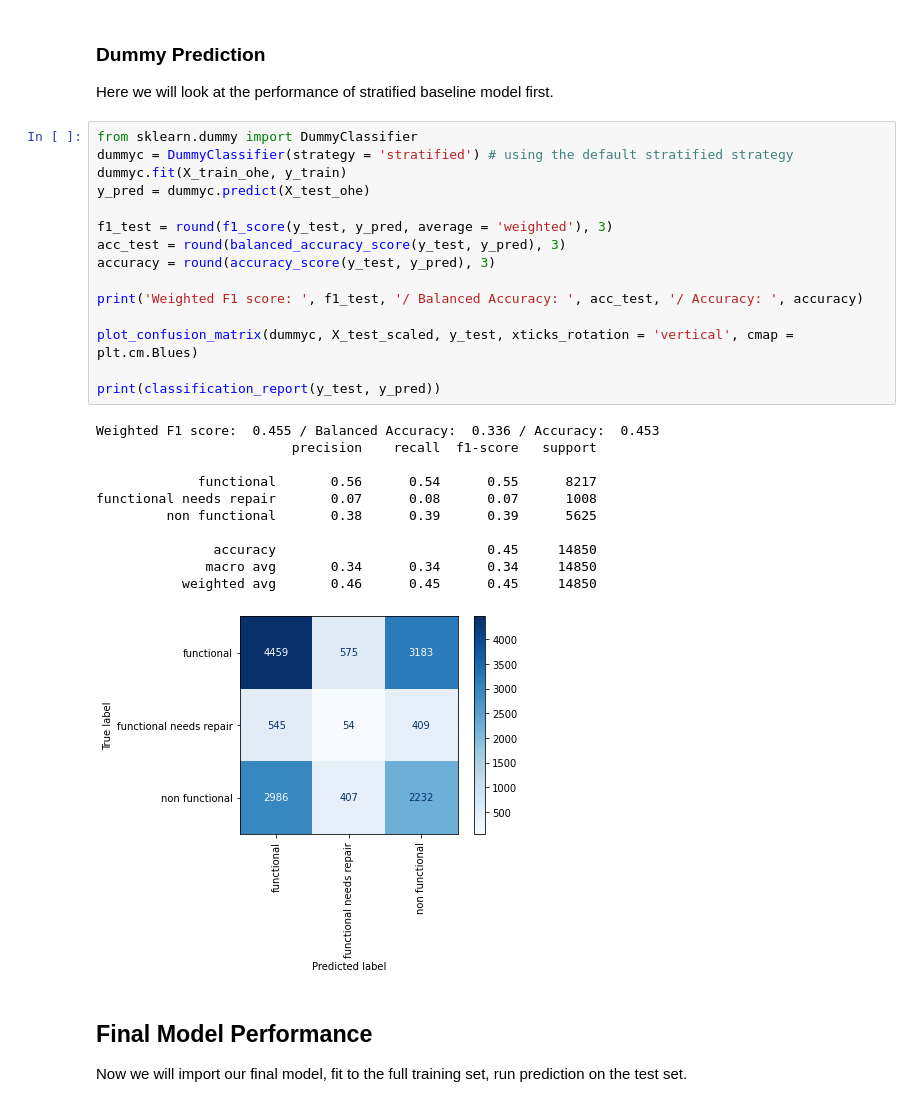
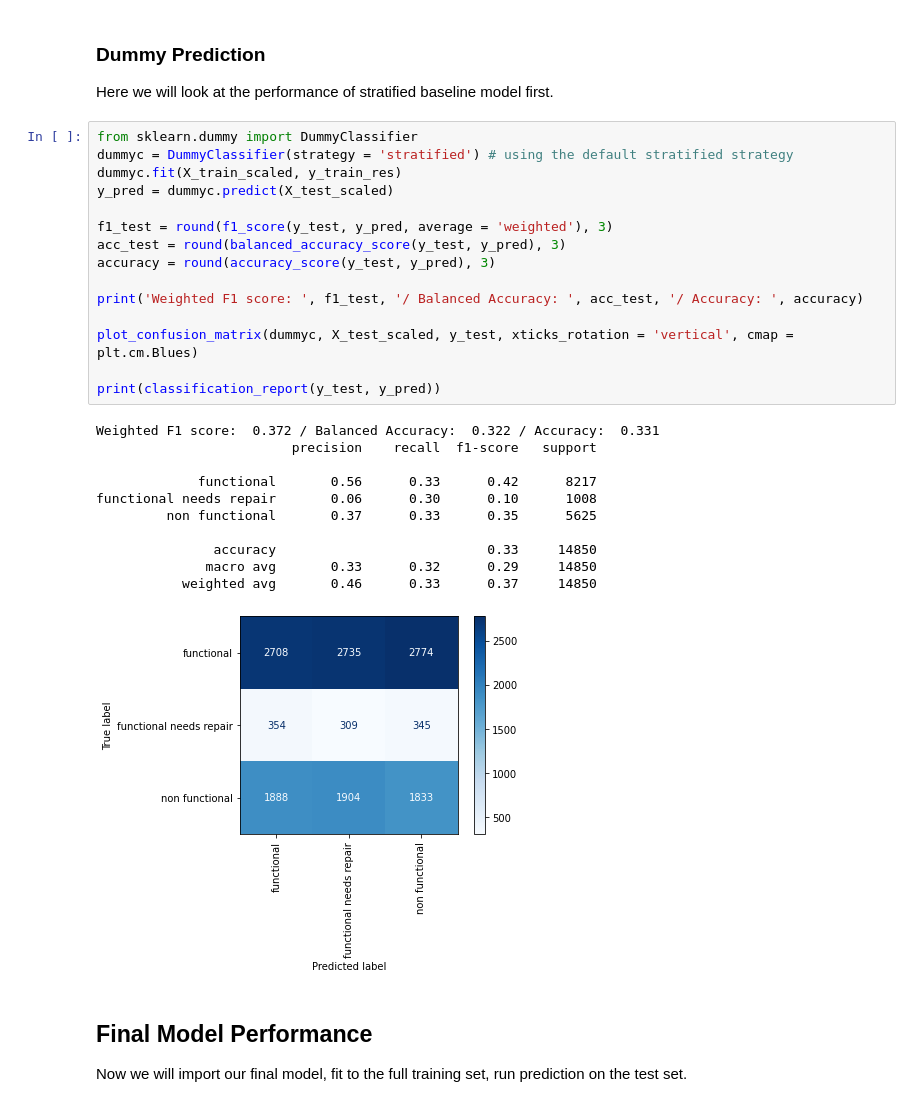
Before and after one commit to stereopickle/Tanzanian_water_pump_classificationn, a Jupyter notebook: 040.Final_Testing.ipynb, the cells around one changed output. Cells and saved outputs as stored; diff of their text form.

```diff
--- a/040.Final_Testing.ipynb
+++ b/040.Final_Testing.ipynb
@@ -48,30 +48,30 @@ Here we will look at the performance of stratified baseline model first.
 # %%
 from sklearn.dummy import DummyClassifier
 dummyc = DummyClassifier(strategy = 'stratified') # using the default stratified strategy
-dummyc.fit(X_train_ohe, y_train)
-y_pred = dummyc.predict(X_test_ohe)
+dummyc.fit(X_train_scaled, y_train_res)
+y_pred = dummyc.predict(X_test_scaled)
 
 f1_test = round(f1_score(y_test, y_pred, average = 'weighted'), 3)
 acc_test = round(balanced_accuracy_score(y_test, y_pred), 3)
 accuracy = round(accuracy_score(y_test, y_pred), 3)
 
 print('Weighted F1 score: ', f1_test, '/ Balanced Accuracy: ', acc_test, '/ Accuracy: ', accuracy)
 
 plot_confusion_matrix(dummyc, X_test_scaled, y_test, xticks_rotation = 'vertical', cmap = plt.cm.Blues)
 
 print(classification_report(y_test, y_pred))
 # %% [output]
-Weighted F1 score:  0.455 / Balanced Accuracy:  0.336 / Accuracy:  0.453
+Weighted F1 score:  0.372 / Balanced Accuracy:  0.322 / Accuracy:  0.331
                          precision    recall  f1-score   support
 
-             functional       0.56      0.54      0.55      8217
-functional needs repair       0.07      0.08      0.07      1008
-         non functional       0.38      0.39      0.39      5625
+             functional       0.56      0.33      0.42      8217
+functional needs repair       0.06      0.30      0.10      1008
+         non functional       0.37      0.33      0.35      5625
 
-               accuracy                           0.45     14850
-              macro avg       0.34      0.34      0.34     14850
-           weighted avg       0.46      0.45      0.45     14850
+               accuracy                           0.33     14850
+              macro avg       0.33      0.32      0.29     14850
+           weighted avg       0.46      0.33      0.37     14850
-[figure, old version]
+[figure, new version]
 # %% [markdown]
 ## Final Model Performance
 Now we will import our final model, fit to the full training set, run prediction on the test set.
```
